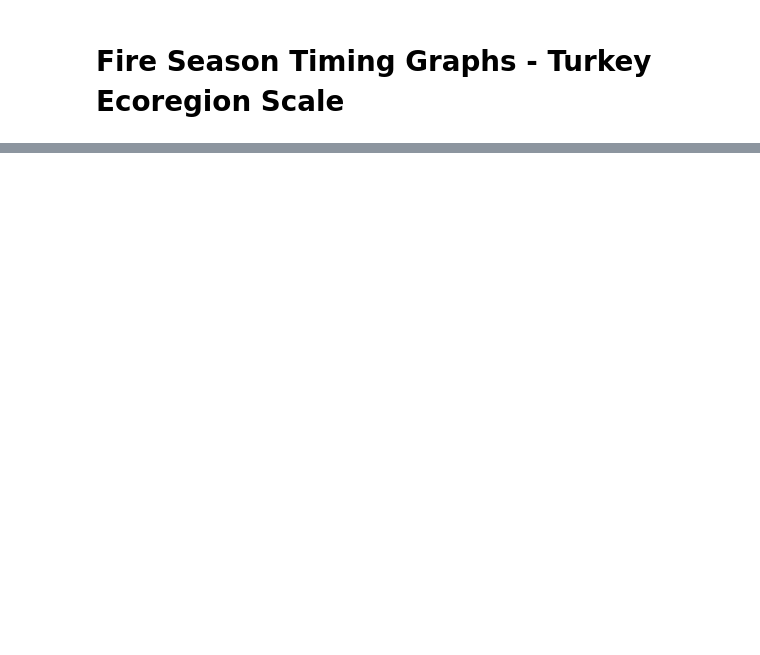
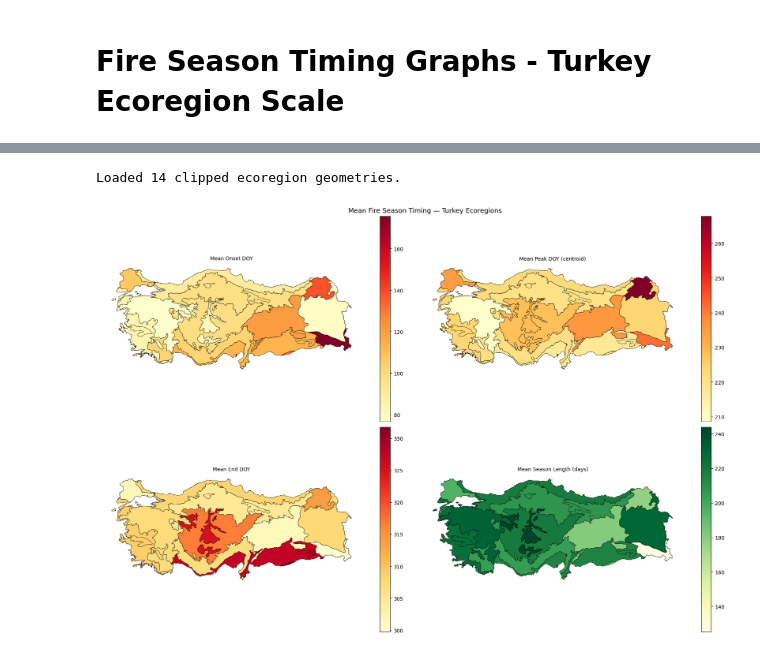
Before and after one commit to ismailbekar/TGPF, a Jupyter notebook: 00_Pilot_TR_EDA.ipynb, the cells around one changed output, grey strips where cells are left out. Cells and saved outputs as stored; diff of their text form; code cells hidden in the pictures; blank space fills up the shorter version.

```diff
--- a/00_Pilot_TR_EDA.ipynb
+++ b/00_Pilot_TR_EDA.ipynb
@@ -162,63 +217,57 @@ plt.show()
 # %%
-import ee
+import json
 import geopandas as gpd
+import pandas as pd
+import matplotlib.pyplot as plt
 from shapely.geometry import shape
 
-# Initialize GEE
-ee.Authenticate()
-ee.Initialize(project='fire-seasons')
+# Load pre-saved clipped geometries — no GEE needed
+with open('outputs/turkey_ecoregions/eco_geometries.json') as f:
+    geo_records = json.load(f)
 
-# Re-fetch Turkey ecoregions
-turkey = ee.FeatureCollection("USDOS/LSIB_SIMPLE/2017") \
-           .filter(ee.Filter.eq('country_na', 'Turkey'))
+eco_records = [
+    {'eco_id': r['eco_id'], 'eco_name': r['eco_name'], 'geometry': shape(r['geometry'])}
+    for r in geo_records
+]
 
-ecoregions_turkey = ee.FeatureCollection("RESOLVE/ECOREGIONS/2017") \
-                      .filterBounds(turkey.geometry())
-
-eco_list = ecoregions_turkey.select(['ECO_ID', 'ECO_NAME']).getInfo()
-
-print(f'Loaded {len(eco_list["features"])} ecoregions.')
+print(f'Loaded {len(eco_records)} clipped ecoregion geometries.')
+# %% [output]
+Loaded 14 clipped ecoregion geometries.
 # %%
-import geopandas as gpd
-from shapely.geometry import shape
+# Load master CSV
+master_df = pd.read_csv('outputs/turkey_ecoregions/master_turkey.csv')
 
-# Compute mean metrics per ecoregion across all years
+# Mean metrics per ecoregion across all years
 mean_metrics = master_df.groupby('eco_name')[
     ['onset_doy', 'peak_doy', 'end_doy', 'season_length']
 ].mean().reset_index()
 
-# Build GeoDataFrame directly from the GEE features we already loaded
-# eco_list was fetched earlier — it has both geometries and properties
-rows = []
-for f in eco_list['features']:
-    eco_name = f['properties']['ECO_NAME']
-    if eco_name in mean_metrics['eco_name'].values:
-        rows.append({
-            'eco_name': eco_name,
-            'geometry': shape(f['geometry'])
-        })
-
-eco_gdf    = gpd.GeoDataFrame(rows, crs='EPSG:4326')
+# Build GeoDataFrame from clipped geometries and merge metrics
+eco_gdf    = gpd.GeoDataFrame(eco_records, crs='EPSG:4326')
 eco_merged = eco_gdf.merge(mean_metrics, on='eco_name')
 
 # Plot
 fig, axes = plt.subplots(2, 2, figsize=(18, 12))
 fig.suptitle('Mean Fire Season Timing — Turkey Ecoregions', fontsize=13)
 
 metrics = [
     ('onset_doy',     'Mean Onset DOY',           'YlOrRd'),
     ('peak_doy',      'Mean Peak DOY (centroid)',  'YlOrRd'),
     ('end_doy',       'Mean End DOY',              'YlOrRd'),
     ('season_length', 'Mean Season Length (days)', 'YlGn'),
 ]
 
 for ax, (metric, title, cmap) in zip(axes.flatten(), metrics):
     eco_merged.plot(column=metric, ax=ax, cmap=cmap,
                     legend=True, edgecolor='black', linewidth=0.5)
     ax.set_title(title, fontsize=10)
     ax.set_axis_off()
+
+plt.tight_layout()
+plt.savefig(f'{graphs_dir}/graph_04_map.png', dpi=150, bbox_inches='tight')
 plt.show()
-plt.savefig(f'{graphs_dir}/graph_04_map.png', dpi=150, bbox_inches='tight')
+# %% [output]
+[figure, added]
 # %%
 from pandas.plotting import scatter_matrix
 
```
Also changed, not shown: parts of 6 cells of this notebook, 2 other files.
